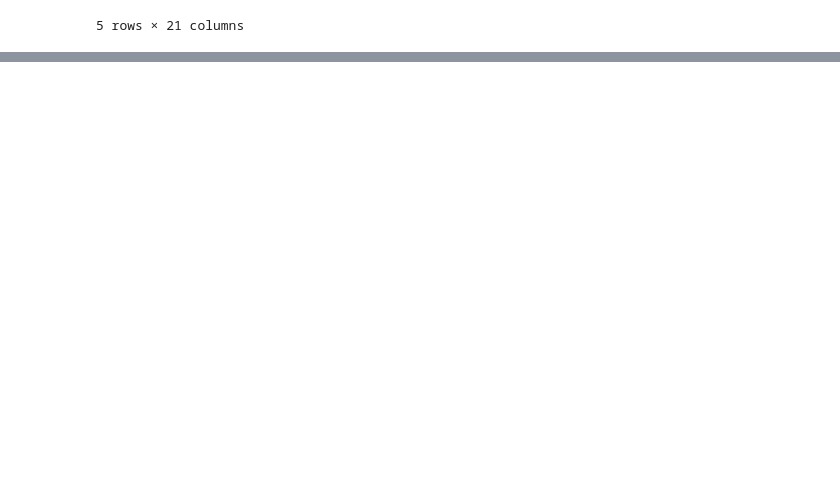
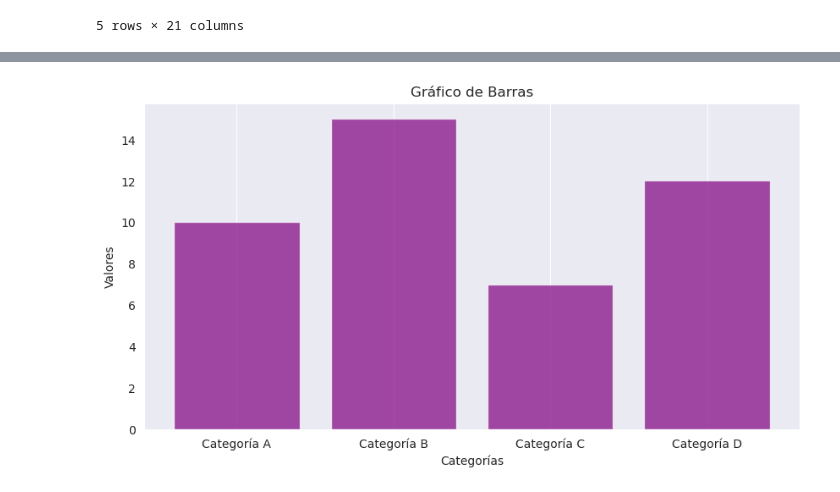
Before and after one commit to Lorex-xus/Herpetario, a Jupyter notebook: DataSciente101.ipynb, the cells around one changed output, grey strips where cells are left out. Drawn from its saved outputs; the diff is of its cells as text; code cells hidden in the pictures; blank space fills up the shorter version.

```diff
--- a/DataSciente101.ipynb
+++ b/DataSciente101.ipynb
@@ -292,0 +353,14 @@ data_csv.sample(5)  # Muestra una muestra aleatoria de 5 filas
+# %%
+# Crear un gráfico de barras
+data = {'Categoría A': 10, 'Categoría B': 15, 'Categoría C': 7, 'Categoría D': 12}  # Datos de ejemplo
+categories = list(data.keys())  # Obtiene las categorías
+values = list(data.values())  # Obtiene los valores correspondientes
+plt.figure(figsize=(10, 5))  # Define el tamaño de la figura
+plt.bar(categories, values, color='purple', alpha=0.7)  # Crea el gráfico de barras
+plt.title('Gráfico de Barras')  # Título del gráfico
+plt.xlabel('Categorías')  # Etiqueta del eje X
+plt.ylabel('Valores')  # Etiqueta del eje Y
+plt.grid(axis='y')  # Muestra la cuadrícula solo en el eje Y
+plt.show()  # Muestra el gráfico
+# %% [output]
+[figure, added]
```
Also changed, not shown: parts of 20 cells of this notebook.
